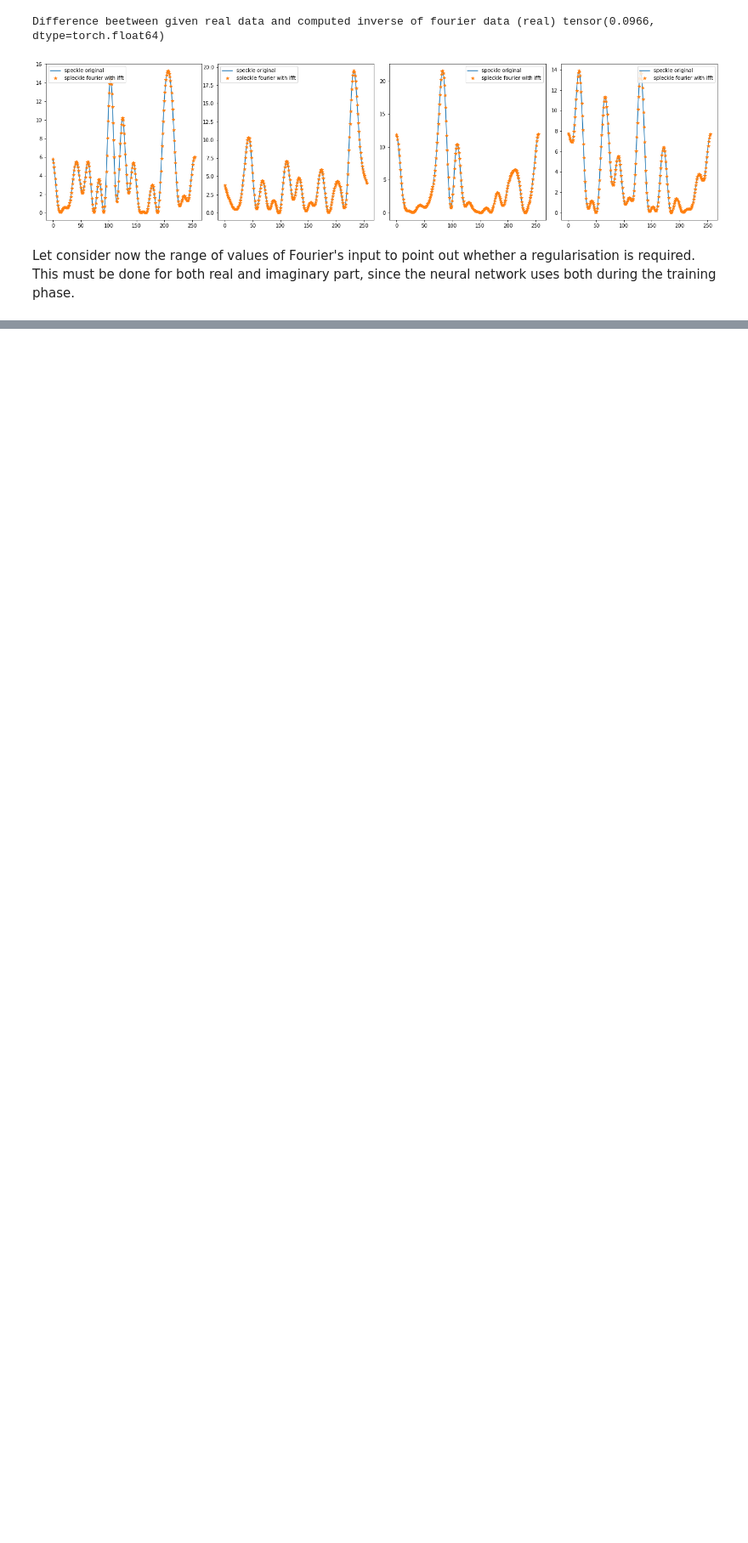
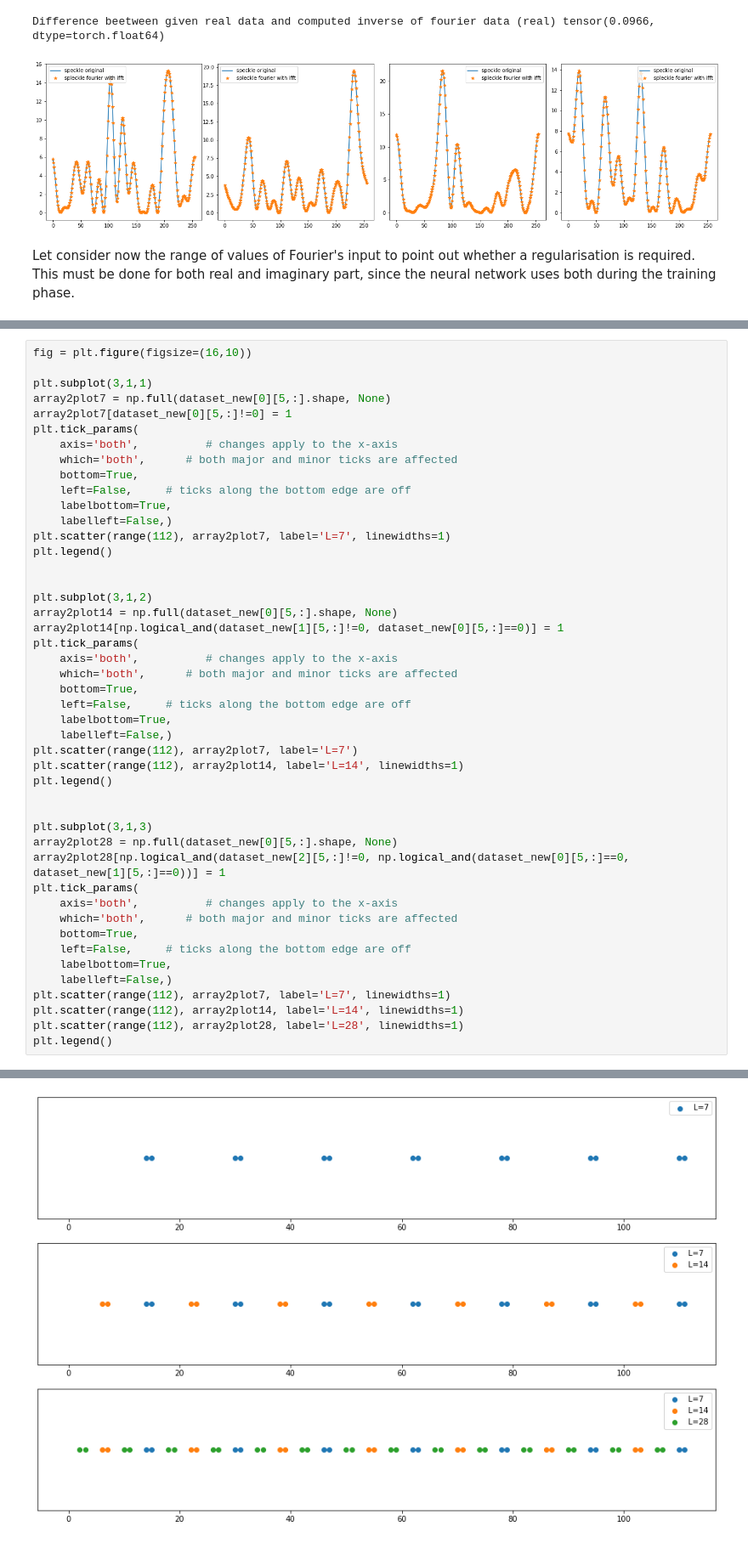
Before and after one commit to gscriva/dlai-project, a Jupyter notebook: readdata.ipynb, the cells around one changed output, grey strips where cells are left out. Shown at 85% size. Drawn from its saved outputs; the diff is of its cells as text; blank space fills up the shorter version.

```diff
--- a/readdata.ipynb
+++ b/readdata.ipynb
@@ -208,0 +427,47 @@ Imaginary part: -2.8437069346990698    2.729530880408131
+# %%
+fig = plt.figure(figsize=(16,10))
+
+plt.subplot(3,1,1)
+array2plot7 = np.full(dataset_new[0][5,:].shape, None)
+array2plot7[dataset_new[0][5,:]!=0] = 1
+plt.tick_params(
+    axis='both',          # changes apply to the x-axis
+    which='both',      # both major and minor ticks are affected
+    bottom=True,
+    left=False,     # ticks along the bottom edge are off
+    labelbottom=True,
+    labelleft=False,)
+plt.scatter(range(112), array2plot7, label='L=7', linewidths=1)
+plt.legend()
+
+
+plt.subplot(3,1,2)
+array2plot14 = np.full(dataset_new[0][5,:].shape, None)
+array2plot14[np.logical_and(dataset_new[1][5,:]!=0, dataset_new[0][5,:]==0)] = 1
+plt.tick_params(
+    axis='both',          # changes apply to the x-axis
+    which='both',      # both major and minor ticks are affected
+    bottom=True,
+    left=False,     # ticks along the bottom edge are off
+    labelbottom=True,
+    labelleft=False,)
+plt.scatter(range(112), array2plot7, label='L=7')
+plt.scatter(range(112), array2plot14, label='L=14', linewidths=1)
+plt.legend()
+
+
+plt.subplot(3,1,3)
+array2plot28 = np.full(dataset_new[0][5,:].shape, None)
+array2plot28[np.logical_and(dataset_new[2][5,:]!=0, np.logical_and(dataset_new[0][5,:]==0, dataset_new[1][5,:]==0))] = 1
+plt.tick_params(
+    axis='both',          # changes apply to the x-axis
+    which='both',      # both major and minor ticks are affected
+    bottom=True,
+    left=False,     # ticks along the bottom edge are off
+    labelbottom=True,
+    labelleft=False,)
+plt.scatter(range(112), array2plot7, label='L=7', linewidths=1)
+plt.scatter(range(112), array2plot14, label='L=14', linewidths=1)
+plt.scatter(range(112), array2plot28, label='L=28', linewidths=1)
+plt.legend()
+# %% [output]
@@ -208,0 +475 @@ Imaginary part: -2.8437069346990698    2.729530880408131
+[figure, added]
```
Also changed, not shown: parts of 26 cells of this notebook.
